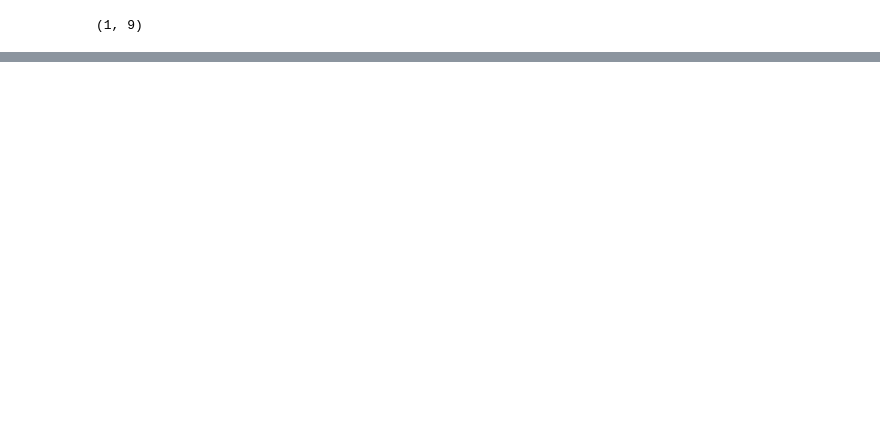
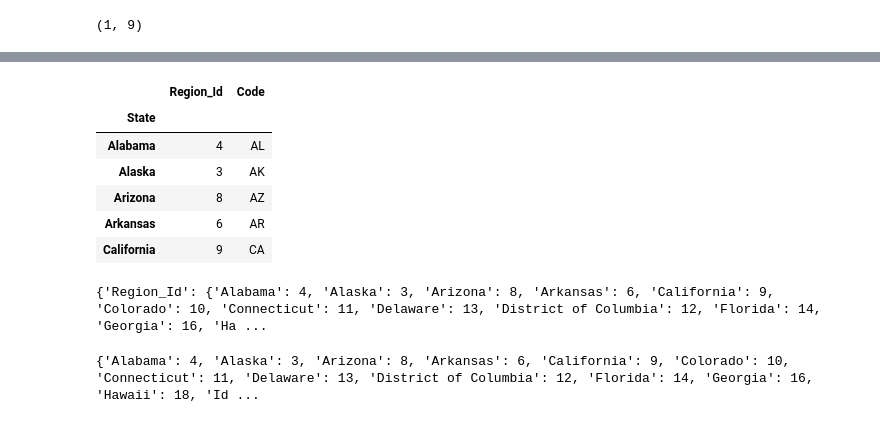
Before and after one commit to syaldram/RealEstate-vs-Demographics, a Jupyter notebook: Notebooks/machine_learn.ipynb, the cells around one changed output, grey strips where cells are left out. Saved outputs shown, nothing was run; the diff lists cells and outputs as text; code cells hidden in the pictures; blank space fills up the shorter version.

```diff
--- a/Notebooks/machine_learn.ipynb
+++ b/Notebooks/machine_learn.ipynb
@@ -80,6 +80,10 @@ df.head()
 | 2 | Arizona | 2022 | 86548 | 2.53 | 435200 | 102270 | ... |
 | 3 | Arkansas | 2022 | 39688 | 2.44 | 211200 | 85764 | ... |
 | 4 | California | 2022 | 453850 | 2.82 | 738000 | 134629 | ... |
+# %%
+state_mapping = df[df['Year'] == 2022 ][['State','Region_Id','Code']]
+# %%
+state_mapping.set_index('State', inplace=True)
 # %%
 print(df.isnull().sum())
 # %% [output]
@@ -331,0 +353,10 @@ print(model.predict(tx_data))
+# %%
+state_mapping.head()
+# %% [output]
+|  | Region_Id | Code |
+| State |  |  |
+| Alabama | 4 | AL |
+| Alaska | 3 | AK |
+| Arizona | 8 | AZ |
+| Arkansas | 6 | AR |
+| California | 9 | CA |
@@ -331,0 +365,4 @@ print(model.predict(tx_data))
+# %%
+print(state_dict)
+# %% [output]
+{'Region_Id': {'Alabama': 4, 'Alaska': 3, 'Arizona': 8, 'Arkansas': 6, 'California': 9, 'Colorado': 10, 'Connecticut': 11, 'Delaware': 13, 'District of Columbia': 12, 'Florida': 14, 'Georgia': 16, 'Ha ...
@@ -331,0 +371,4 @@ print(model.predict(tx_data))
+# %%
+print(region_dict)
+# %% [output]
+{'Alabama': 4, 'Alaska': 3, 'Arizona': 8, 'Arkansas': 6, 'California': 9, 'Colorado': 10, 'Connecticut': 11, 'Delaware': 13, 'District of Columbia': 12, 'Florida': 14, 'Georgia': 16, 'Hawaii': 18, 'Id ...
```
Also changed, not shown: parts of 26 cells of this notebook, 10 other files.
